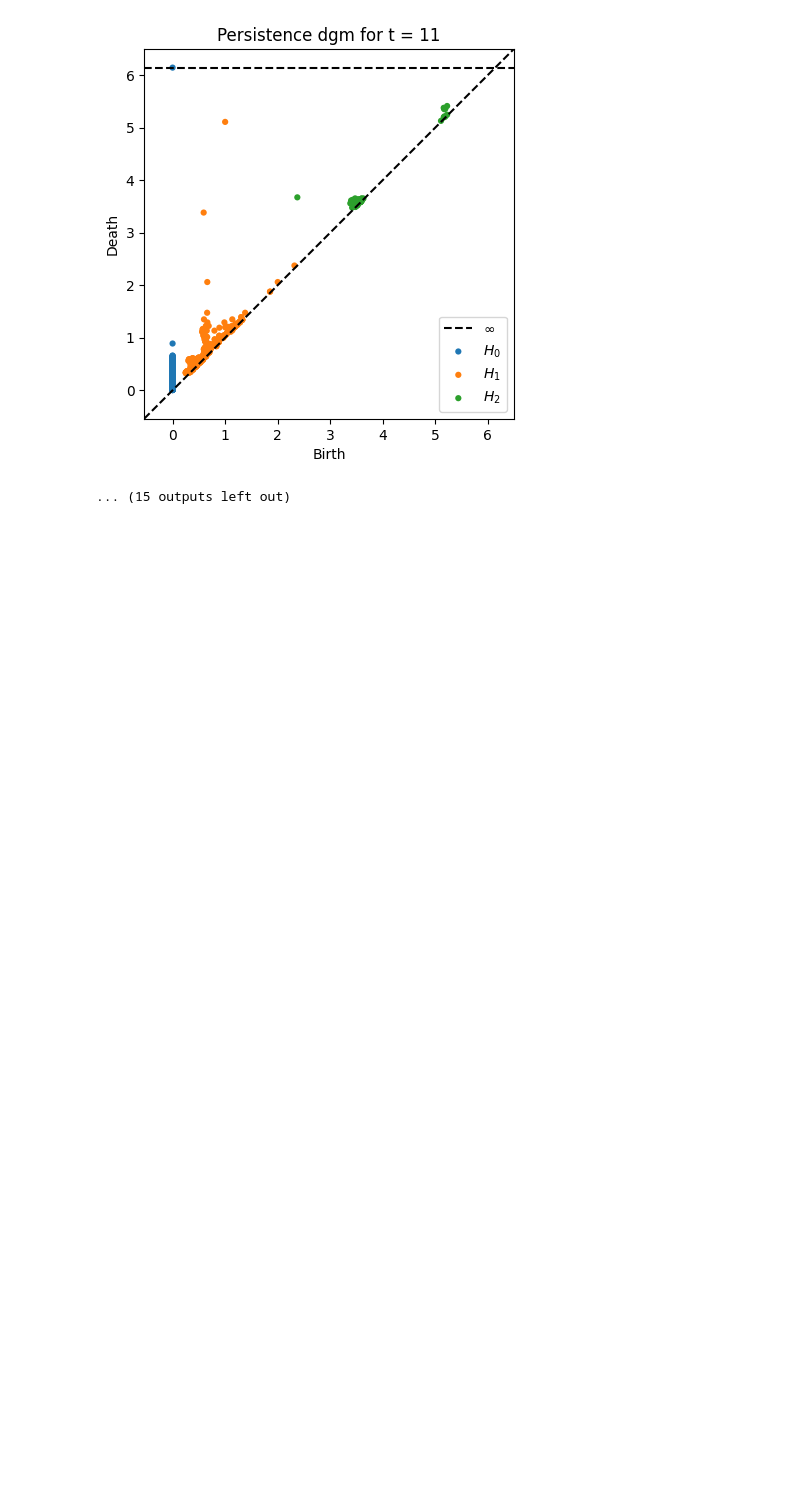
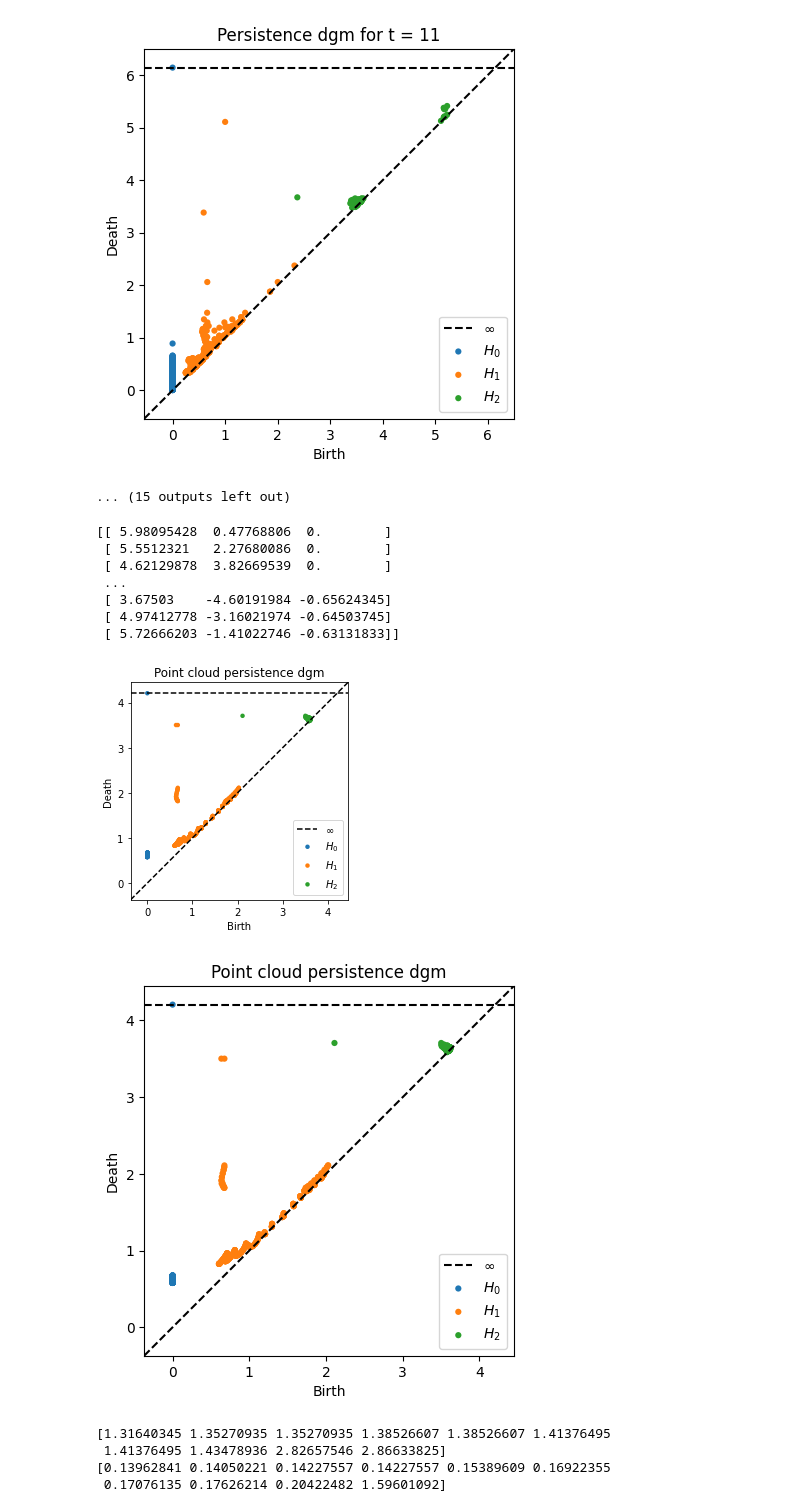
Before and after one commit to Mishalassif/Traj2Phase, a Jupyter notebook: examples/colab/trig_vectorfield.ipynb, the cells around one changed output. Saved outputs shown, nothing was run; the diff lists cells and outputs as text; code cells hidden in the pictures; blank space fills up the shorter version.

Commit message:
Added point cloud test

```diff
--- a/examples/colab/trig_vectorfield.ipynb
+++ b/examples/colab/trig_vectorfield.ipynb
@@ -141,3 +141,48 @@ for i in range(t2s.bifilt.shape[0]):
 [figure]
 [figure]
 ... (15 outputs left out)
+# %%
+N = len(traj_list)
+m = traj_list[0].shape[0]
+m=1
+X = np.zeros((m*N, 3))
+for i in range(N):
+  X[i*m:(i+1)*m,:] = traj_list[i][5:m+5,1:]
+print(X)
+#print(traj_list[0])
+
+from ripser import ripser
+from sklearn import datasets
+from persim import plot_diagrams
+%matplotlib inline
+
+dgms = ripser(X, maxdim=2)['dgms']
+plt.clf()
+plt.title('Point cloud persistence dgm')
+plot_diagrams(dgms, show = True)
+plt.clf()
+plt.title('Point cloud persistence dgm')
+plot_diagrams(dgms, show = True)
+#print(dgms[1])
+sorted_indices = np.array((dgms[1].shape[0], 1))
+sorted_indices = dgms[1][:,1]-dgms[1][:,0]
+sorted_indices = np.sort(sorted_indices)
+print(sorted_indices[-10:])
+sorted_indices = np.array((dgms[2].shape[0], 1))
+sorted_indices = dgms[2][:,1]-dgms[2][:,0]
+sorted_indices = np.sort(sorted_indices)
+print(sorted_indices[-10:])
+# %% [output]
+[[ 5.98095428  0.47768806  0.        ]
+ [ 5.5512321   2.27680086  0.        ]
+ [ 4.62129878  3.82669539  0.        ]
+ ...
+ [ 3.67503    -4.60191984 -0.65624345]
+ [ 4.97412778 -3.16021974 -0.64503745]
+ [ 5.72666203 -1.41022746 -0.63131833]]
+[figure, added]
+[figure, added]
+[1.31640345 1.35270935 1.35270935 1.38526607 1.38526607 1.41376495
+ 1.41376495 1.43478936 2.82657546 2.86633825]
+[0.13962841 0.14050221 0.14227557 0.14227557 0.15389609 0.16922355
+ 0.17076135 0.17626214 0.20422482 1.59601092]
```
Also changed, not shown: parts of 4 cells of this notebook, 2 other files.
